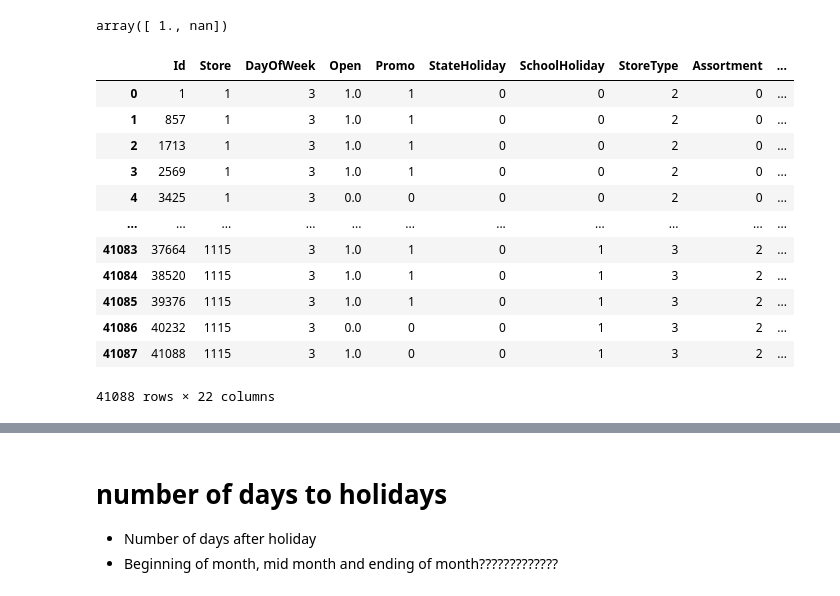
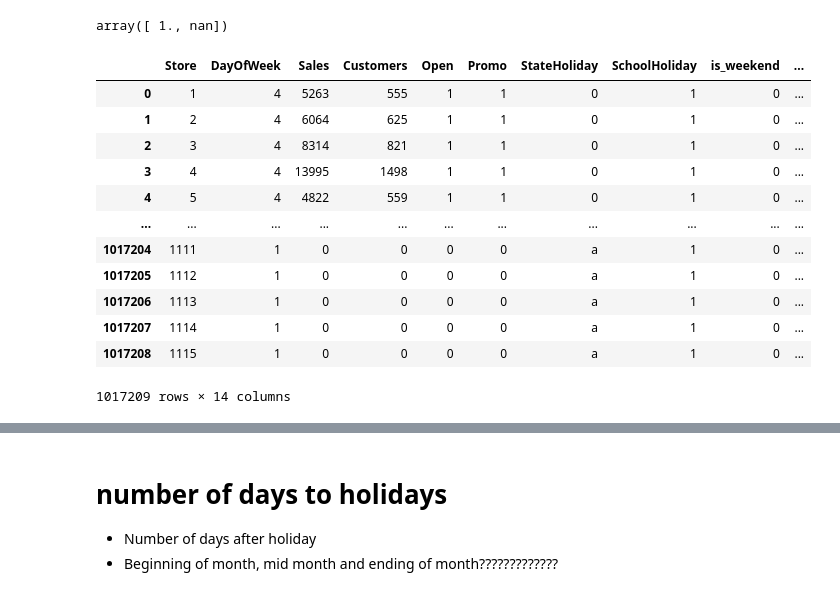
Before and after one commit to smegnshd/Pharmaceutical-Sales-prediction-across-multiple-stores, a Jupyter notebook: my_ml_project.ipynb, the cells around one changed output, grey strips where cells are left out. Drawn from its saved outputs; the diff is of its cells as text; code cells hidden in the pictures.

```diff
--- a/my_ml_project.ipynb
+++ b/my_ml_project.ipynb
@@ -464,21 +465,21 @@ def feature_generation(data):
 # %%
 features=feature_generation(store_train)
 # %%
-feature_generation(store_test)
+feature_generation(train_data)
 # %% [output]
-|  | Id | Store | DayOfWeek | Open | Promo | StateHoliday | SchoolHoliday | StoreType | Assortment | ... |
-| 0 | 1 | 1 | 3 | 1.0 | 1 | 0 | 0 | 2 | 0 | ... |
-| 1 | 857 | 1 | 3 | 1.0 | 1 | 0 | 0 | 2 | 0 | ... |
-| 2 | 1713 | 1 | 3 | 1.0 | 1 | 0 | 0 | 2 | 0 | ... |
-| 3 | 2569 | 1 | 3 | 1.0 | 1 | 0 | 0 | 2 | 0 | ... |
-| 4 | 3425 | 1 | 3 | 0.0 | 0 | 0 | 0 | 2 | 0 | ... |
+|  | Store | DayOfWeek | Sales | Customers | Open | Promo | StateHoliday | SchoolHoliday | is_weekend | ... |
+| 0 | 1 | 4 | 5263 | 555 | 1 | 1 | 0 | 1 | 0 | ... |
+| 1 | 2 | 4 | 6064 | 625 | 1 | 1 | 0 | 1 | 0 | ... |
+| 2 | 3 | 4 | 8314 | 821 | 1 | 1 | 0 | 1 | 0 | ... |
+| 3 | 4 | 4 | 13995 | 1498 | 1 | 1 | 0 | 1 | 0 | ... |
+| 4 | 5 | 4 | 4822 | 559 | 1 | 1 | 0 | 1 | 0 | ... |
 | ... | ... | ... | ... | ... | ... | ... | ... | ... | ... | ... |
-| 41083 | 37664 | 1115 | 3 | 1.0 | 1 | 0 | 1 | 3 | 2 | ... |
-| 41084 | 38520 | 1115 | 3 | 1.0 | 1 | 0 | 1 | 3 | 2 | ... |
-| 41085 | 39376 | 1115 | 3 | 1.0 | 1 | 0 | 1 | 3 | 2 | ... |
-| 41086 | 40232 | 1115 | 3 | 0.0 | 0 | 0 | 1 | 3 | 2 | ... |
-| 41087 | 41088 | 1115 | 3 | 1.0 | 0 | 0 | 1 | 3 | 2 | ... |
+| 1017204 | 1111 | 1 | 0 | 0 | 0 | 0 | a | 1 | 0 | ... |
+| 1017205 | 1112 | 1 | 0 | 0 | 0 | 0 | a | 1 | 0 | ... |
+| 1017206 | 1113 | 1 | 0 | 0 | 0 | 0 | a | 1 | 0 | ... |
+| 1017207 | 1114 | 1 | 0 | 0 | 0 | 0 | a | 1 | 0 | ... |
+| 1017208 | 1115 | 1 | 0 | 0 | 0 | 0 | a | 1 | 0 | ... |
-41088 rows × 22 columns
+1017209 rows × 14 columns
 # %%
 train_features = feature_generation(store_train)
 test_features = feature_generation(store_test)
```
Also changed, not shown: parts of 62 cells of this notebook, 2 other files.
